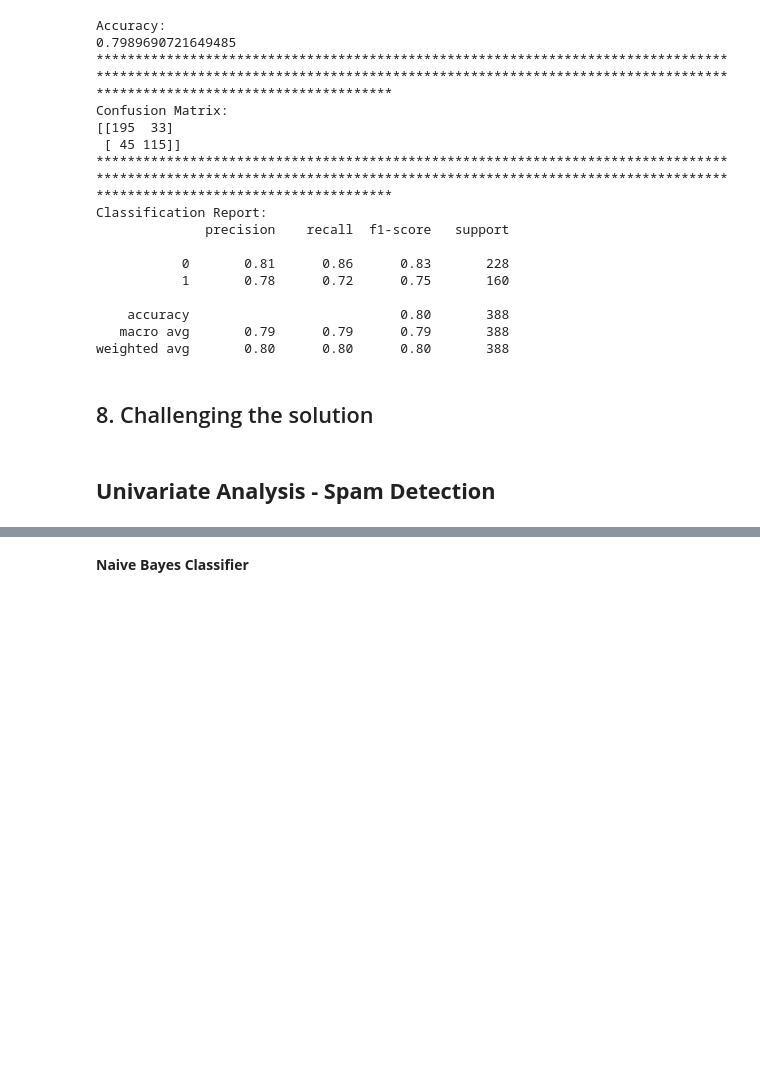
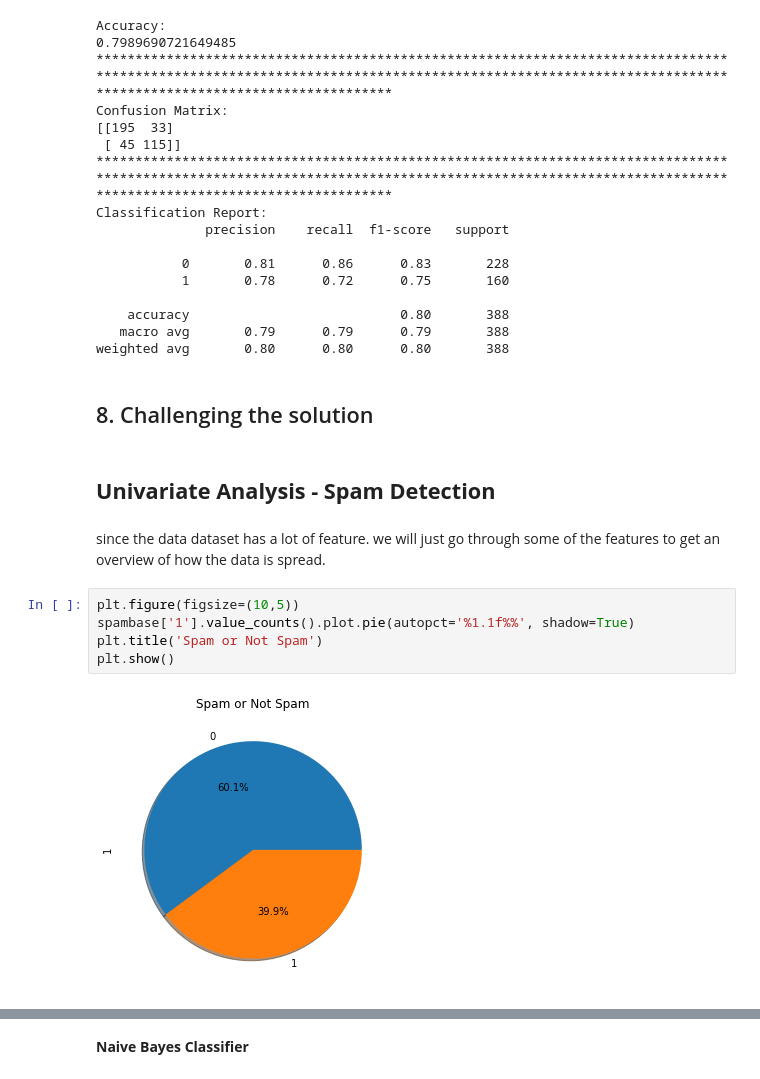
Before and after one commit to victoriousvictor42/titanic, a Jupyter notebook: titanicANDspam.ipynb, the cells around one changed output, grey strips where cells are left out. Cells and saved outputs as stored; diff of their text form; blank space fills up the shorter version.

```diff
--- a/titanicANDspam.ipynb
+++ b/titanicANDspam.ipynb
@@ -640,3 +628,12 @@ weighted avg       0.80      0.80      0.80       388
 ## 8. Challenging the solution
 # %% [markdown]
 ## **Univariate Analysis - Spam Detection**
+# %% [markdown]
+since the data dataset has a lot of feature. we will just go through some of the features to get an overview of how the data is spread.
+# %%
+plt.figure(figsize=(10,5))
+spambase['1'].value_counts().plot.pie(autopct='%1.1f%%', shadow=True)
+plt.title('Spam or Not Spam')
+plt.show()
+# %% [output]
+[figure, added]
```
Also changed, not shown: parts of 46 cells of this notebook.
